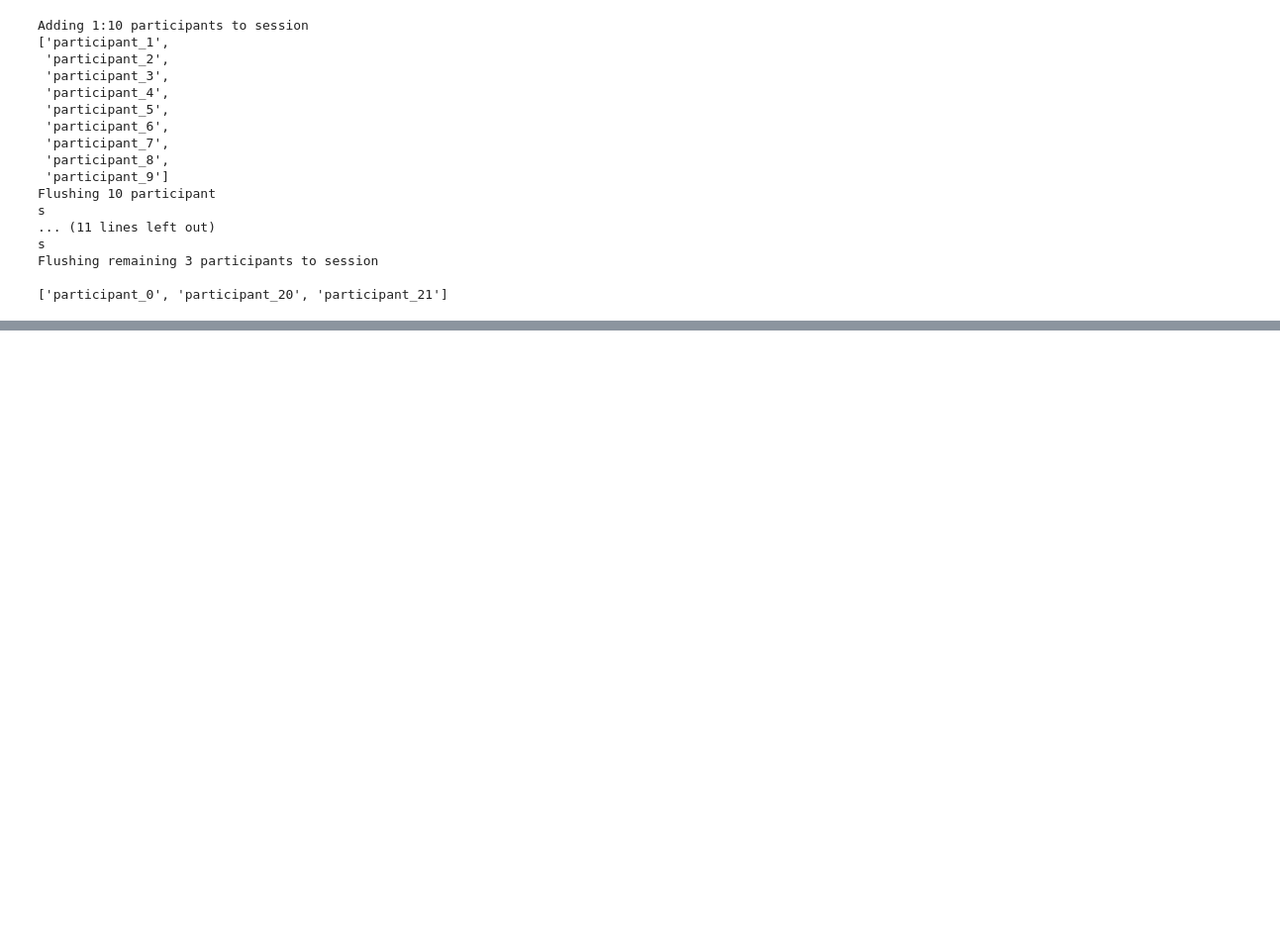
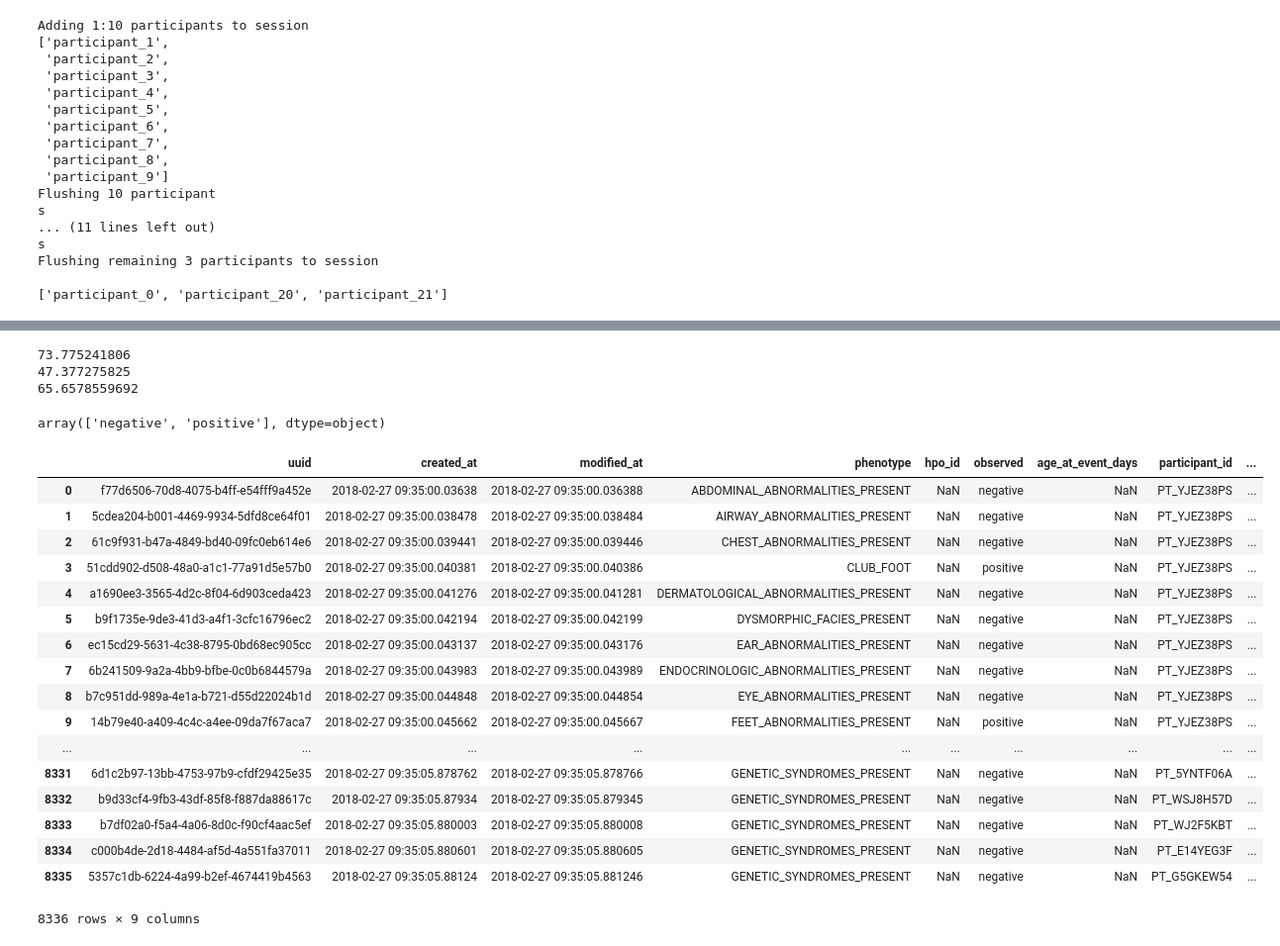
Before and after one commit to ConnorBarnhill/kf-api-dataservice, a Jupyter notebook: dataservice/util/data_import/seidman/Seidman-Import.ipynb, the cells around one changed output, grey strips where cells are left out. Shown: that part at 99% size. Saved outputs shown, nothing was run; the diff lists cells and outputs as text; code cells hidden in the pictures; blank space fills up the shorter version.

Commit message:
:bug: Fix phenotype observed, age_at_event for seidman

```diff
--- a/dataservice/util/data_import/seidman/Seidman-Import.ipynb
+++ b/dataservice/util/data_import/seidman/Seidman-Import.ipynb
@@ -805,3 +836,38 @@ df1.describe(include=['O']).T.sort_values('unique', ascending=False)
 | library_selection | 900 | 1 | RANDOM | 900 |
 | instrument | 900 | 1 | HiSeq X Ten | 900 |
 | library_layout | 900 | 1 | Paired-End | 900 |
+# %%
+df = read_genomic_file_info()
+print(df['file_size'].max()/1000000000)
+print(df['file_size'].min()/1000000000)
+print(df['file_size'].mean()/1000000000)
+# %% [output]
+73.775241806
+47.377275825
+65.6578559692
+# %%
+df = read_phenotype_data()
+df['observed'].unique()
+# %% [output]
+array(['negative', 'positive'], dtype=object)
+# %%
+df = pd.read_csv('/Users/singhn4/Desktop/phenotype.csv')
+# %% [output]
+|  | uuid | created_at | modified_at | phenotype | hpo_id | observed | age_at_event_days | participant_id | ... |
+| 0 | f77d6506-70d8-4075-b4ff-e54fff9a452e | 2018-02-27 09:35:00.03638 | 2018-02-27 09:35:00.036388 | ABDOMINAL_ABNORMALITIES_PRESENT | NaN | negative | NaN | PT_YJEZ38PS | ... |
+| 1 | 5cdea204-b001-4469-9934-5dfd8ce64f01 | 2018-02-27 09:35:00.038478 | 2018-02-27 09:35:00.038484 | AIRWAY_ABNORMALITIES_PRESENT | NaN | negative | NaN | PT_YJEZ38PS | ... |
+| 2 | 61c9f931-b47a-4849-bd40-09fc0eb614e6 | 2018-02-27 09:35:00.039441 | 2018-02-27 09:35:00.039446 | CHEST_ABNORMALITIES_PRESENT | NaN | negative | NaN | PT_YJEZ38PS | ... |
+| 3 | 51cdd902-d508-48a0-a1c1-77a91d5e57b0 | 2018-02-27 09:35:00.040381 | 2018-02-27 09:35:00.040386 | CLUB_FOOT | NaN | positive | NaN | PT_YJEZ38PS | ... |
+| 4 | a1690ee3-3565-4d2c-8f04-6d903ceda423 | 2018-02-27 09:35:00.041276 | 2018-02-27 09:35:00.041281 | DERMATOLOGICAL_ABNORMALITIES_PRESENT | NaN | negative | NaN | PT_YJEZ38PS | ... |
+| 5 | b9f1735e-9de3-41d3-a4f1-3cfc16796ec2 | 2018-02-27 09:35:00.042194 | 2018-02-27 09:35:00.042199 | DYSMORPHIC_FACIES_PRESENT | NaN | negative | NaN | PT_YJEZ38PS | ... |
+| 6 | ec15cd29-5631-4c38-8795-0bd68ec905cc | 2018-02-27 09:35:00.043137 | 2018-02-27 09:35:00.043176 | EAR_ABNORMALITIES_PRESENT | NaN | negative | NaN | PT_YJEZ38PS | ... |
+| 7 | 6b241509-9a2a-4bb9-bfbe-0c0b6844579a | 2018-02-27 09:35:00.043983 | 2018-02-27 09:35:00.043989 | ENDOCRINOLOGIC_ABNORMALITIES_PRESENT | NaN | negative | NaN | PT_YJEZ38PS | ... |
+| 8 | b7c951dd-989a-4e1a-b721-d55d22024b1d | 2018-02-27 09:35:00.044848 | 2018-02-27 09:35:00.044854 | EYE_ABNORMALITIES_PRESENT | NaN | negative | NaN | PT_YJEZ38PS | ... |
+| 9 | 14b79e40-a409-4c4c-a4ee-09da7f67aca7 | 2018-02-27 09:35:00.045662 | 2018-02-27 09:35:00.045667 | FEET_ABNORMALITIES_PRESENT | NaN | positive | NaN | PT_YJEZ38PS | ... |
+| ... | ... | ... | ... | ... | ... | ... | ... | ... | ... |
+| 8331 | 6d1c2b97-13bb-4753-97b9-cfdf29425e35 | 2018-02-27 09:35:05.878762 | 2018-02-27 09:35:05.878766 | GENETIC_SYNDROMES_PRESENT | NaN | negative | NaN | PT_5YNTF06A | ... |
+| 8332 | b9d33cf4-9fb3-43df-85f8-f887da88617c | 2018-02-27 09:35:05.87934 | 2018-02-27 09:35:05.879345 | GENETIC_SYNDROMES_PRESENT | NaN | negative | NaN | PT_WSJ8H57D | ... |
+| 8333 | b7df02a0-f5a4-4a06-8d0c-f90cf4aac5ef | 2018-02-27 09:35:05.880003 | 2018-02-27 09:35:05.880008 | GENETIC_SYNDROMES_PRESENT | NaN | negative | NaN | PT_WJ2F5KBT | ... |
+| 8334 | c000b4de-2d18-4484-af5d-4a551fa37011 | 2018-02-27 09:35:05.880601 | 2018-02-27 09:35:05.880605 | GENETIC_SYNDROMES_PRESENT | NaN | negative | NaN | PT_E14YEG3F | ... |
+| 8335 | 5357c1db-6224-4a99-b2ef-4674419b4563 | 2018-02-27 09:35:05.88124 | 2018-02-27 09:35:05.881246 | GENETIC_SYNDROMES_PRESENT | NaN | negative | NaN | PT_G5GKEW54 | ... |
+8336 rows × 9 columns
```
Also changed, not shown: parts of 6 cells of this notebook, 3 other files.
